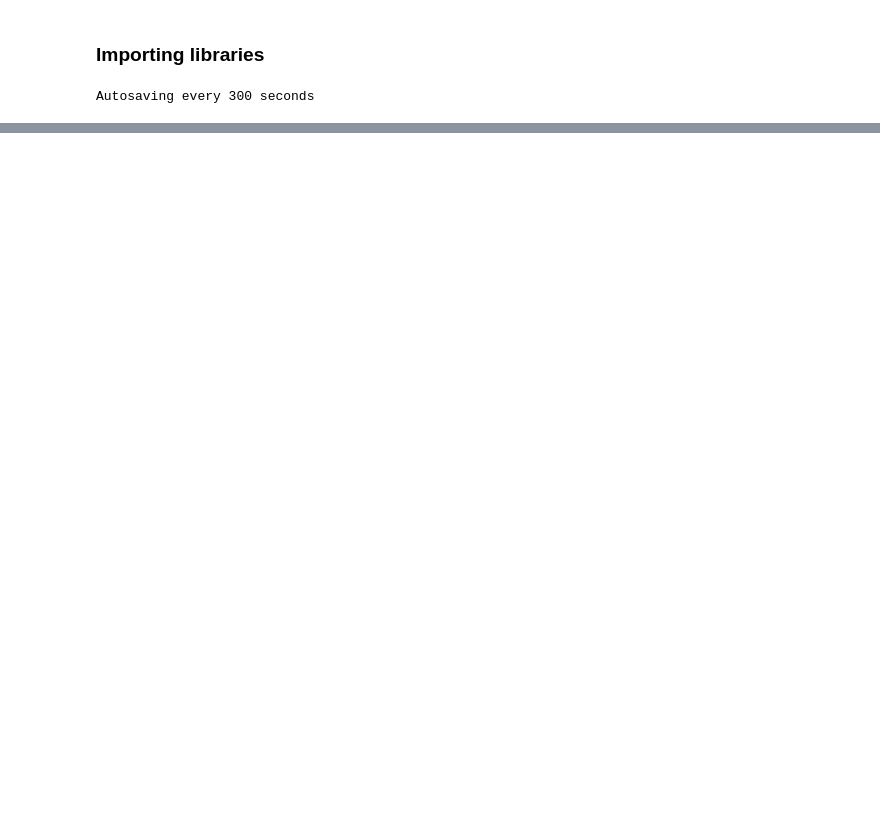
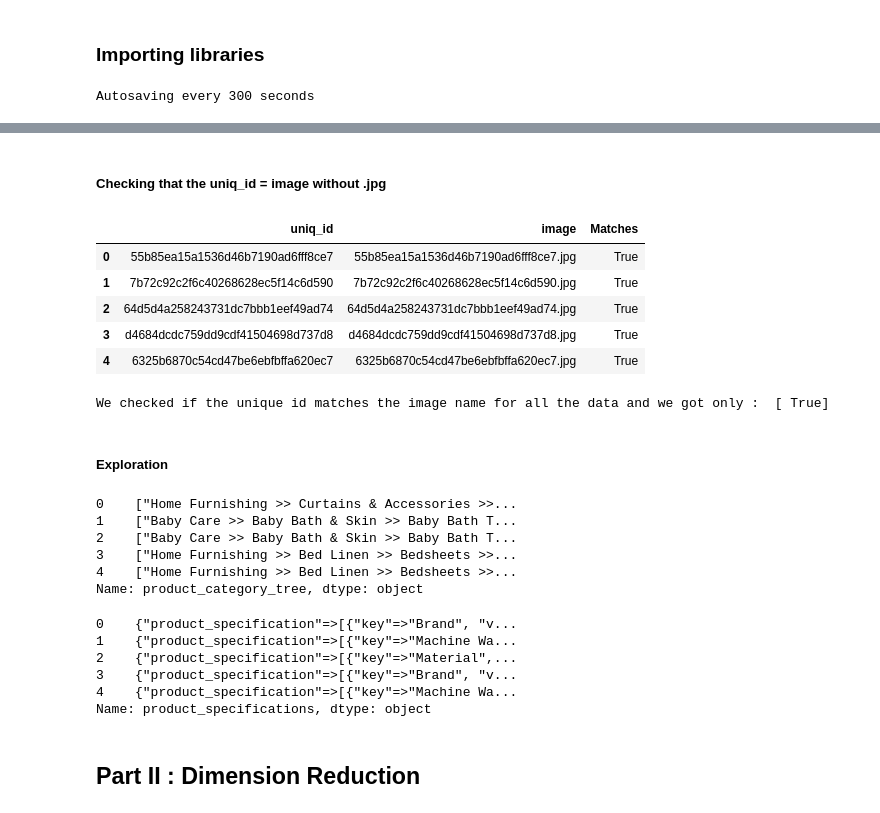
Before and after one commit to oumeima-elgharbi/P6_Data_Science_OpenClassrooms, a Jupyter notebook: P6_01_notebook.ipynb, the cells around one changed output, grey strips where cells are left out. Saved outputs shown, nothing was run; the diff lists cells and outputs as text; code cells hidden in the pictures; blank space fills up the shorter version.

```diff
--- a/P6_01_notebook.ipynb
+++ b/P6_01_notebook.ipynb
@@ -30,0 +150,44 @@ output_dataset_file = "{}{}".format(output_path, output_filename)
+# %% [markdown]
+##### Checking that the uniq_id = image without .jpg
+# %%
+dataset_ids = data_text.copy()
+dataset_ids = dataset_ids[["uniq_id", "image"]]
+
+#dataset_ids["image_without_jpg"] = dataset_ids["image"].str.slice(stop=-4)
+dataset_ids["Matches"] = dataset_ids["uniq_id"] == dataset_ids["image"].str.slice(stop=-4)
+
+dataset_ids.head()
+# %% [output]
+|  | uniq_id | image | Matches |
+| 0 | 55b85ea15a1536d46b7190ad6fff8ce7 | 55b85ea15a1536d46b7190ad6fff8ce7.jpg | True |
+| 1 | 7b72c92c2f6c40268628ec5f14c6d590 | 7b72c92c2f6c40268628ec5f14c6d590.jpg | True |
+| 2 | 64d5d4a258243731dc7bbb1eef49ad74 | 64d5d4a258243731dc7bbb1eef49ad74.jpg | True |
+| 3 | d4684dcdc759dd9cdf41504698d737d8 | d4684dcdc759dd9cdf41504698d737d8.jpg | True |
+| 4 | 6325b6870c54cd47be6ebfbffa620ec7 | 6325b6870c54cd47be6ebfbffa620ec7.jpg | True |
+# %%
+print("We checked if the unique id matches the image name for all the data and we got only : ", dataset_ids["Matches"].unique())
+# %% [output]
+We checked if the unique id matches the image name for all the data and we got only :  [ True]
+# %% [markdown]
+##### Exploration
+# %%
+pd.set_option('display.width', None)
+data_text["product_category_tree"].head()
+# %% [output]
+0    ["Home Furnishing >> Curtains & Accessories >>...
+1    ["Baby Care >> Baby Bath & Skin >> Baby Bath T...
+2    ["Baby Care >> Baby Bath & Skin >> Baby Bath T...
+3    ["Home Furnishing >> Bed Linen >> Bedsheets >>...
+4    ["Home Furnishing >> Bed Linen >> Bedsheets >>...
+Name: product_category_tree, dtype: object
+# %%
+data_text["product_specifications"].head()
+# %% [output]
+0    {"product_specification"=>[{"key"=>"Brand", "v...
+1    {"product_specification"=>[{"key"=>"Machine Wa...
+2    {"product_specification"=>[{"key"=>"Material",...
+3    {"product_specification"=>[{"key"=>"Brand", "v...
+4    {"product_specification"=>[{"key"=>"Machine Wa...
+Name: product_specifications, dtype: object
+# %% [markdown]
+## Part II : Dimension Reduction
```
Also changed, not shown: parts of 24 cells of this notebook, 1 other file.
